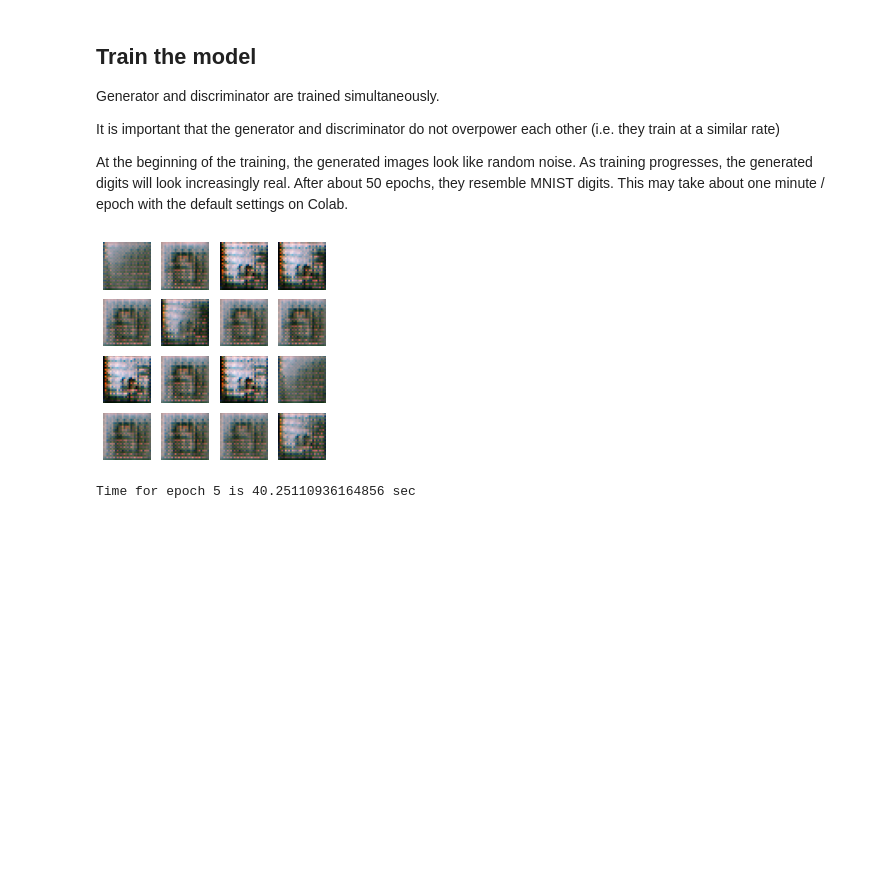
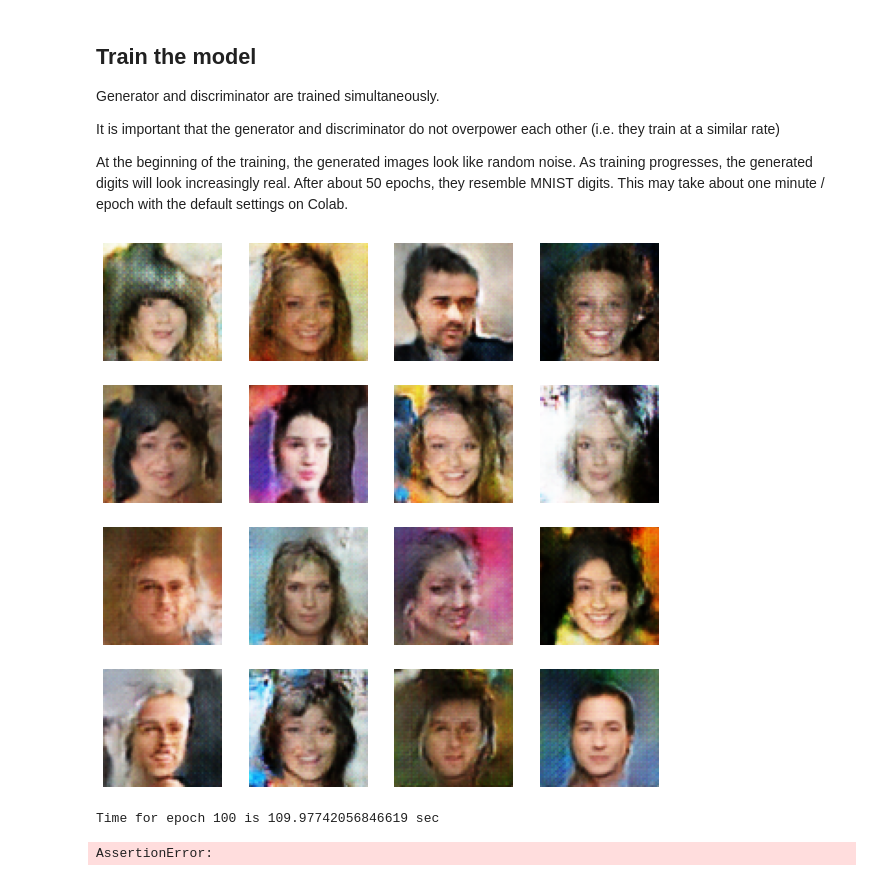
Before and after one commit to Sophie-Xiying-Liu/Deep_Learning_In_Vision, a Jupyter notebook: cDCGAN_CELEBA.ipynb, the cells around one changed output. Drawn from its saved outputs; the diff is of its cells as text; code cells hidden in the pictures; blank space fills up the shorter version.

Commit message:
increase image size

```diff
--- a/cDCGAN_CELEBA.ipynb
+++ b/cDCGAN_CELEBA.ipynb
@@ -238,6 +270,6 @@ None
 
 The discriminator is a CNN-based image classifier.
 # %%
-noise = tf.random.normal([28, 28, 3])
+noise = tf.random.normal([64, 64, 3])
 noise.shape
 # %% [output]
@@ -247,7 +279,7 @@ def make_discriminator_model():
 
     # label input
     input_label = layers.Input(shape=(100))
-    input_image = layers.Input(shape=(28,28,3))
+    input_image = layers.Input(shape=(64,64,3))
     #noise = tf.random.normal([28, 28, 3])
 
     #multi_image_model = tf.keras.Sequential(name='Discriminator_multi_image')
@@ -256,13 +288,17 @@ def make_discriminator_model():
 
     conv_model = tf.keras.Sequential(name='Discriminator_conv_model')
     # downsample
-    conv_model.add(layers.Conv2D(64, (5, 5), strides=(2, 2), padding='same'))
+    conv_model.add(layers.Conv2D(64, (4, 4), strides=(2, 2), padding='same'))
+    conv_model.add(layers.BatchNormalization())
     conv_model.add(layers.LeakyReLU())
-    conv_model.add(layers.Dropout(0.3))
 
     #downsample
-    conv_model.add(layers.Conv2D(128, (5, 5), strides=(2, 2), padding='same'))
+    conv_model.add(layers.Conv2D(128, (4, 4), strides=(2, 2), padding='same'))
     conv_model.add(layers.BatchNormalization())
+    conv_model.add(layers.LeakyReLU())
+
+    #downsample
+    conv_model.add(layers.Conv2D(128, (4, 4), strides=(2, 2), padding='same'))
     conv_model.add(layers.LeakyReLU())
     conv_model.add(layers.Dropout(0.3))
 
@@ -275,7 +311,8 @@ def make_discriminator_model():
     #multi_image_feature = multi_image_model(tf.expand_dims(input_image, axis=0))
     #multi_image_feature = tf.squeeze(multi_image_feature, axis=0)
 
-    img_feature_vec = conv_model(input_image) #input_image+noise*10)
+    #img_feature_vec = conv_model(input_image) #input_image+noise*10)
+    img_feature_vec = conv_model(input_image+noise*1)
 
     # concat label as a channel
     merge = layers.Concatenate()([img_feature_vec, input_label])
@@ -333,8 +370,8 @@ def generator_loss(fake_output):
 Two different optimisers required since the two networks are trained separately
 # %%
 noise_dim = 100
-generator_optimizer = tf.keras.optimizers.Adam(1e-3)
-discriminator_optimizer = tf.keras.optimizers.Adam(1e-5)
+generator_optimizer = tf.keras.optimizers.Adam(1e-4)
+discriminator_optimizer = tf.keras.optimizers.Adam(1e-4)
 #generator_optimizer = tf.keras.optimizers.Adam(learning_rate=2e-4, beta_1=0.5)
 #discriminator_optimizer = tf.keras.optimizers.Adam(learning_rate=2e-4, beta_1=0.5)
 attribute_embeddings = tf.Variable(initial_value=tf.random.normal([40, noise_dim]), trainable=True) # Do this once only, but add to optimizers
@@ -383,6 +420,8 @@ def train_step(images, attributes):
 
         gen_loss = generator_loss(fake_output)
         disc_loss = discriminator_loss(real_output, fake_output)
+        mean_real_output = tf.math.reduce_mean(tf.nn.sigmoid(real_output))
+        mean_fake_output = tf.math.reduce_mean(tf.nn.sigmoid(fake_output))
 
     gradients_of_generator = gen_tape.gradient(gen_loss, generator.trainable_variables)# + [attribute_embeddings])
     gradients_of_discriminator = disc_tape.gradient(disc_loss, discriminator.trainable_variables + [attribute_embeddings])
@@ -390,18 +429,31 @@ def train_step(images, attributes):
     generator_optimizer.apply_gradients(zip(gradients_of_generator, generator.trainable_variables))# + [attribute_embeddings]))
     discriminator_optimizer.apply_gradients(zip(gradients_of_discriminator, discriminator.trainable_variables + [attribute_embeddings]))
 
-    return attribute_input
+    return attribute_input, gen_loss, disc_loss, mean_real_output, mean_fake_output
 
 def train(dataset, epochs, num_examples_to_generate):
+
+    # tensorboard callback
+    current_time = datetime.datetime.now().strftime("%Y%m%d-%H%M%S")
+    log_dir='tensorboard_log/' + current_time
+    summary_writer = tf.summary.create_file_writer(log_dir)
+
     for epoch in range(epochs):
         start = time.time()
 
         for image_batch, attribute_batch in dataset:
-            attribute_input = train_step(image_batch, attribute_batch)
+            attribute_input, gen_loss, disc_loss, mean_real_output, mean_fake_output = train_step(image_batch, attribute_batch)
 
         # Produce images for the GIF as you go
         display.clear_output(wait=True)
         generate_and_save_images(generator, epoch + 1, attribute_input[:num_examples_to_generate])
+
+        # save data for tensorboard
+        with summary_writer.as_default():
+            tf.summary.scalar('gen_loss', gen_loss, step=epoch)
+            tf.summary.scalar('disc_loss', disc_loss, step=epoch)
+            tf.summary.scalar('mean_real_output', mean_real_output, step=epoch)
+            tf.summary.scalar('mean_fake_output', mean_fake_output, step=epoch)
 
         # Save the model every 50 epochs
         if (epoch + 1) % 50 == 0:
@@ -414,11 +466,10 @@ def generate_and_save_images(model, epoch, test_input):
     # Notice `training` is set to False. This is so all layers run in inference mode (batchnorm).
     predictions = model(test_input, training=False)
 
-    fig = plt.figure(figsize=(4, 4))
+    fig = plt.figure(figsize=(10, 10))
 
     for i in range(predictions.shape[0]):
         plt.subplot(4, 4, i+1)
-        #plt.imshow(predictions[i, :, :, 0] * 127.5 + 127.5, cmap='gray')
         plt.imshow(predictions[i])
         plt.axis('off')
 
@@ -435,14 +486,18 @@ It is important that the generator and discriminator do not overpower each other
 
 At the beginning of the training, the generated images look like random noise. As training progresses, the generated digits will look increasingly real. After about 50 epochs, they resemble MNIST digits. This may take about one minute / epoch with the default settings on Colab.
 # %%
-EPOCHS = 200
+EPOCHS = 100
 noise_dim = 100
 num_examples_to_generate = 16
 
 train(ds_train, EPOCHS, num_examples_to_generate)
 # %% [output]
-[figure, old version]
+[figure, new version]
-Time for epoch 5 is 40.25110936164856 sec
+Time for epoch 100 is 109.97742056846619 sec
+# %%
+assert False
+# %% [output]
+AssertionError:
 # %%
 checkpoint.restore(tf.train.latest_checkpoint(checkpoint_dir))
 # %%
```
Also changed, not shown: parts of 12 cells of this notebook.
